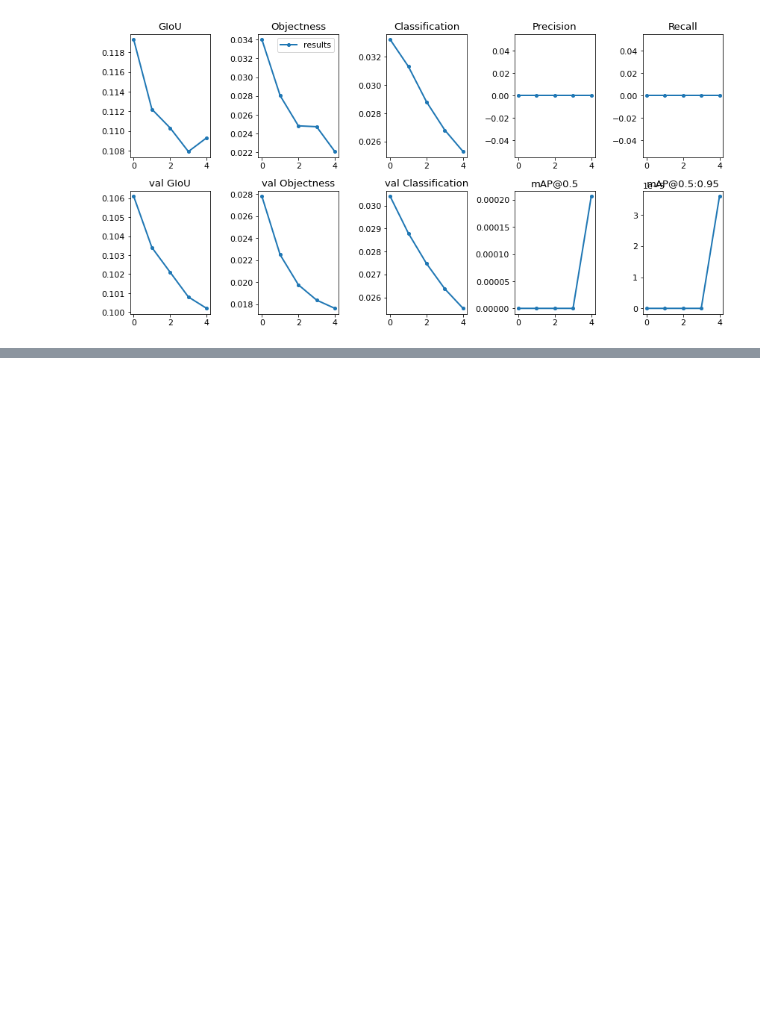
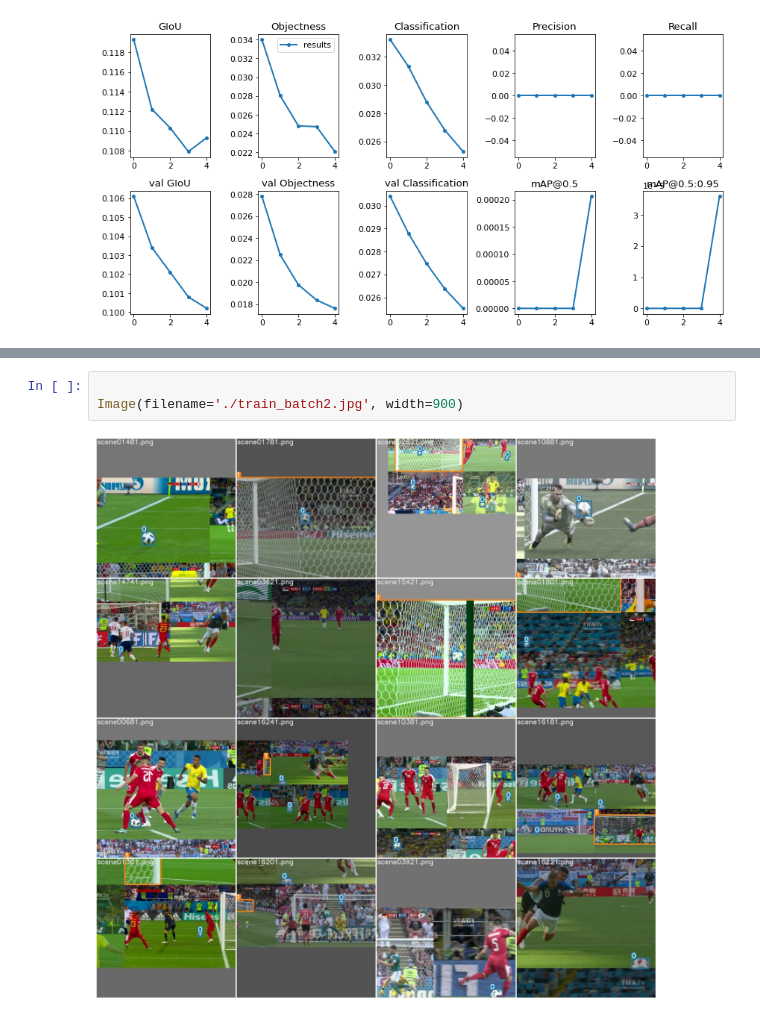
Before and after one commit to shashwat1998/YOLOv5_iddDataset, a Jupyter notebook: YOLOv5_SoccerDataset.ipynb, the cells around one changed output, grey strips where cells are left out. Saved outputs shown, nothing was run; the diff lists cells and outputs as text; blank space fills up the shorter version.

```diff
--- a/YOLOv5_SoccerDataset.ipynb
+++ b/YOLOv5_SoccerDataset.ipynb
@@ -108,0 +97,5 @@ plot_results()
+# %%
+
+Image(filename='./train_batch2.jpg', width=900)
+# %% [output]
+[figure, added]
```
Also changed, not shown: parts of 9 cells of this notebook.
